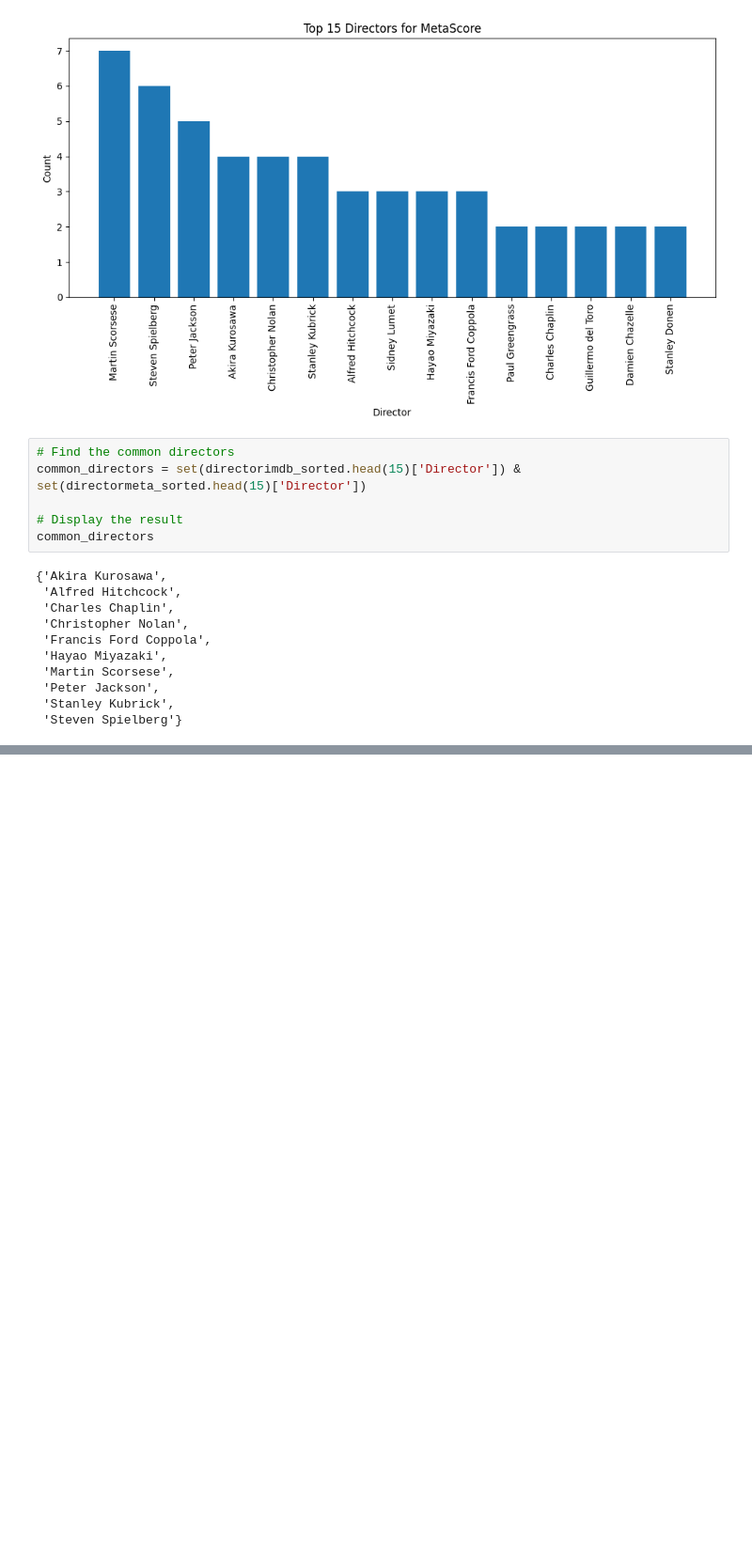
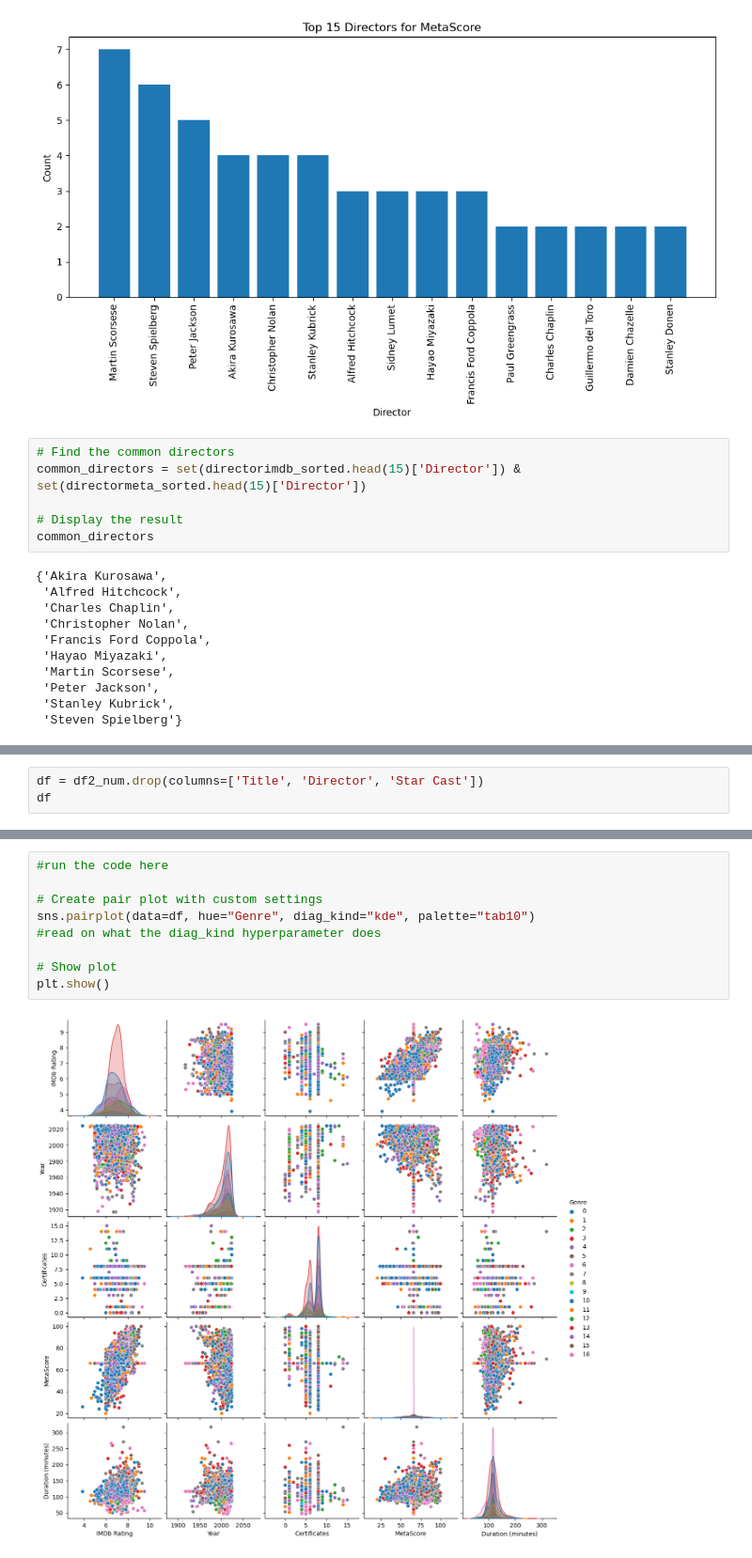
Before and after one commit to wayneflossien/102-final-project, a Jupyter notebook: 102-final_project.ipynb, the cells around one changed output, grey strips where cells are left out. Shown at 94% size. Cells and saved outputs as stored; diff of their text form; blank space fills up the shorter version.

```diff
--- a/102-final_project.ipynb
+++ b/102-final_project.ipynb
@@ -639,0 +635,3 @@ df2_num
+# %%
+df = df2_num.drop(columns=['Title', 'Director', 'Star Cast'])
+df
@@ -639,0 +652,11 @@ df2_num
+# %%
+#run the code here
+
+# Create pair plot with custom settings
+sns.pairplot(data=df, hue="Genre", diag_kind="kde", palette="tab10")
+#read on what the diag_kind hyperparameter does
+
+# Show plot
+plt.show()
+# %% [output]
+[figure, added]
```
Also changed, not shown: parts of 49 cells of this notebook.
